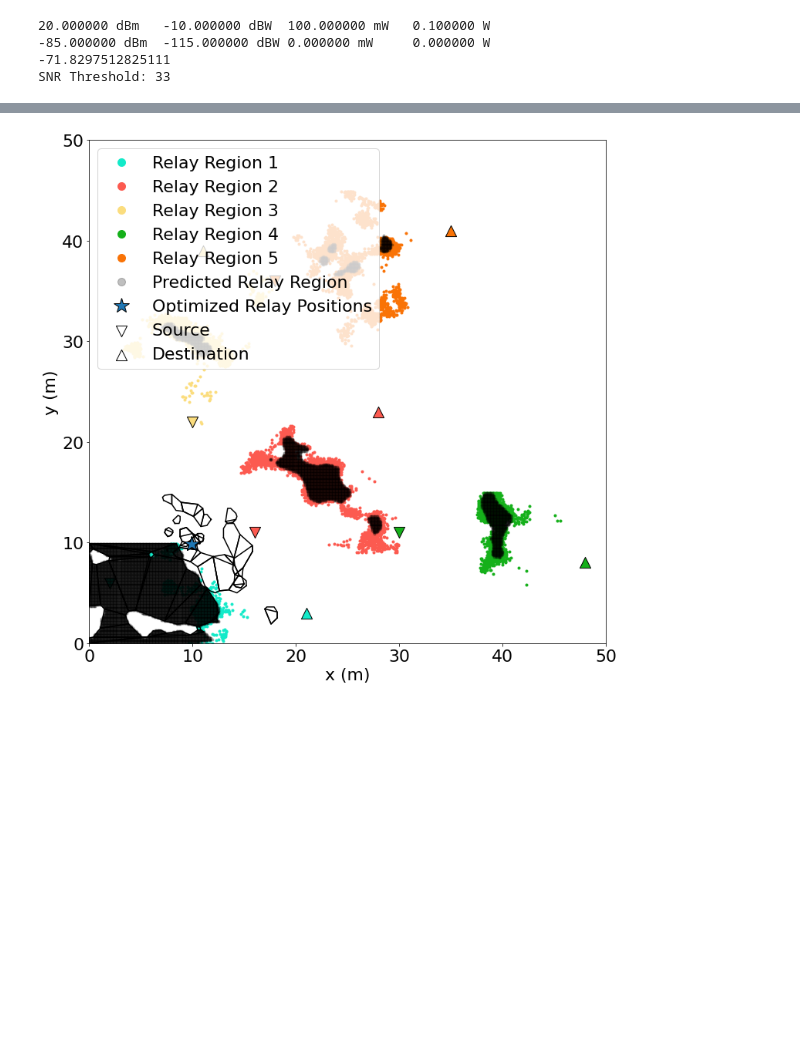
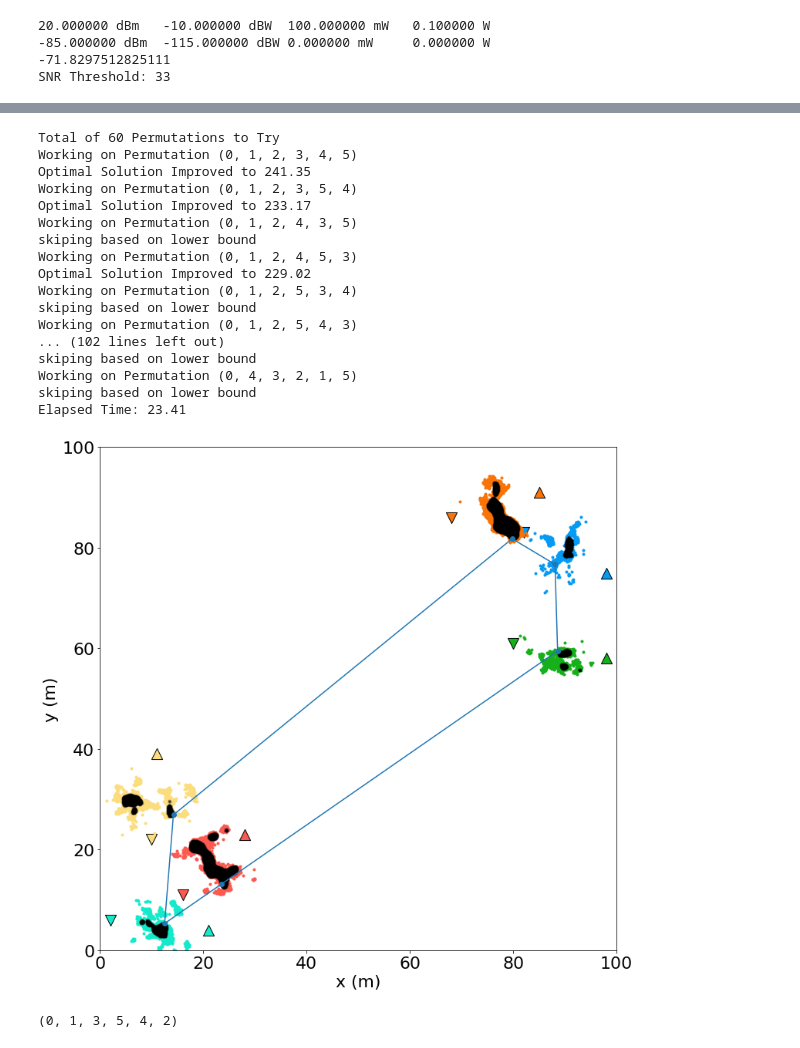
Before and after one commit to zhiyunjiang/CommMotionPlanning, a Jupyter notebook: python/touring_relay/FIG six pairs.ipynb, the cells around one changed output, grey strips where cells are left out. Saved outputs shown, nothing was run; the diff lists cells and outputs as text; code cells hidden in the pictures; blank space fills up the shorter version.

Commit message:
switch to using SHOT solver for  finindg AORP. Add code to use branch and bound to find solve TSPN baseline

```diff
--- a/python/touring_relay/FIG six pairs.ipynb
+++ b/python/touring_relay/FIG six pairs.ipynb
@@ -194,0 +168,4 @@ sim.plot_AORP(dt_sys, AORP, tjcps, pjcps, qBase, region)
+# %%
+#setup the delay-tolerant relay system
+reload(dtr)
+dt_sys = dtr.DTR(pcs, region, els, beta, th=GAMMA_TH, p_th = p_th)
@@ -195,5 +190,39 @@ sim.plot_AORP(dt_sys, AORP, tjcps, pjcps, qBase, region)
 # %%
+#Calculate baseline TSPN policy
+# import gurobi_solvers as GB
+# reload(GB)
+# reload(TSPN)
+regions = dt_sys.cregions
+tspn_min, tspn_argmin = TSPN.TSPN_BF(regions)
+x=tspn_argmin[0]
+
 reload(sim)
-sim.plot_AORP(dt_sys, AORP, tjcps, pjcps, qBase, region)
+order = list(tspn_argmin[1])
+order.append(0)#complete the loop
+sim.plotCFwithOverlay(n, tjcps, pjcps, qBase, region)
+plt.plot(x[order,0], x[order,1], zorder=100)
+plt.scatter(x[:,0], x[:,1], zorder = 100)
+plt.gca().invert_yaxis()
+plt.show()
+
+tspn_argmin[1]
 # %% [output]
+Total of 60 Permutations to Try
+Working on Permutation (0, 1, 2, 3, 4, 5)
+Optimal Solution Improved to 241.35
+Working on Permutation (0, 1, 2, 3, 5, 4)
+Optimal Solution Improved to 233.17
+Working on Permutation (0, 1, 2, 4, 3, 5)
+skiping based on lower bound
+Working on Permutation (0, 1, 2, 4, 5, 3)
+Optimal Solution Improved to 229.02
+Working on Permutation (0, 1, 2, 5, 3, 4)
+skiping based on lower bound
+Working on Permutation (0, 1, 2, 5, 4, 3)
+... (102 lines left out)
+skiping based on lower bound
+Working on Permutation (0, 4, 3, 2, 1, 5)
+skiping based on lower bound
+Elapsed Time: 23.41
-[figure, old version]
+[figure, new version]
+(0, 1, 3, 5, 4, 2)
```
Also changed, not shown: parts of 13 cells of this notebook, 12 other files.
